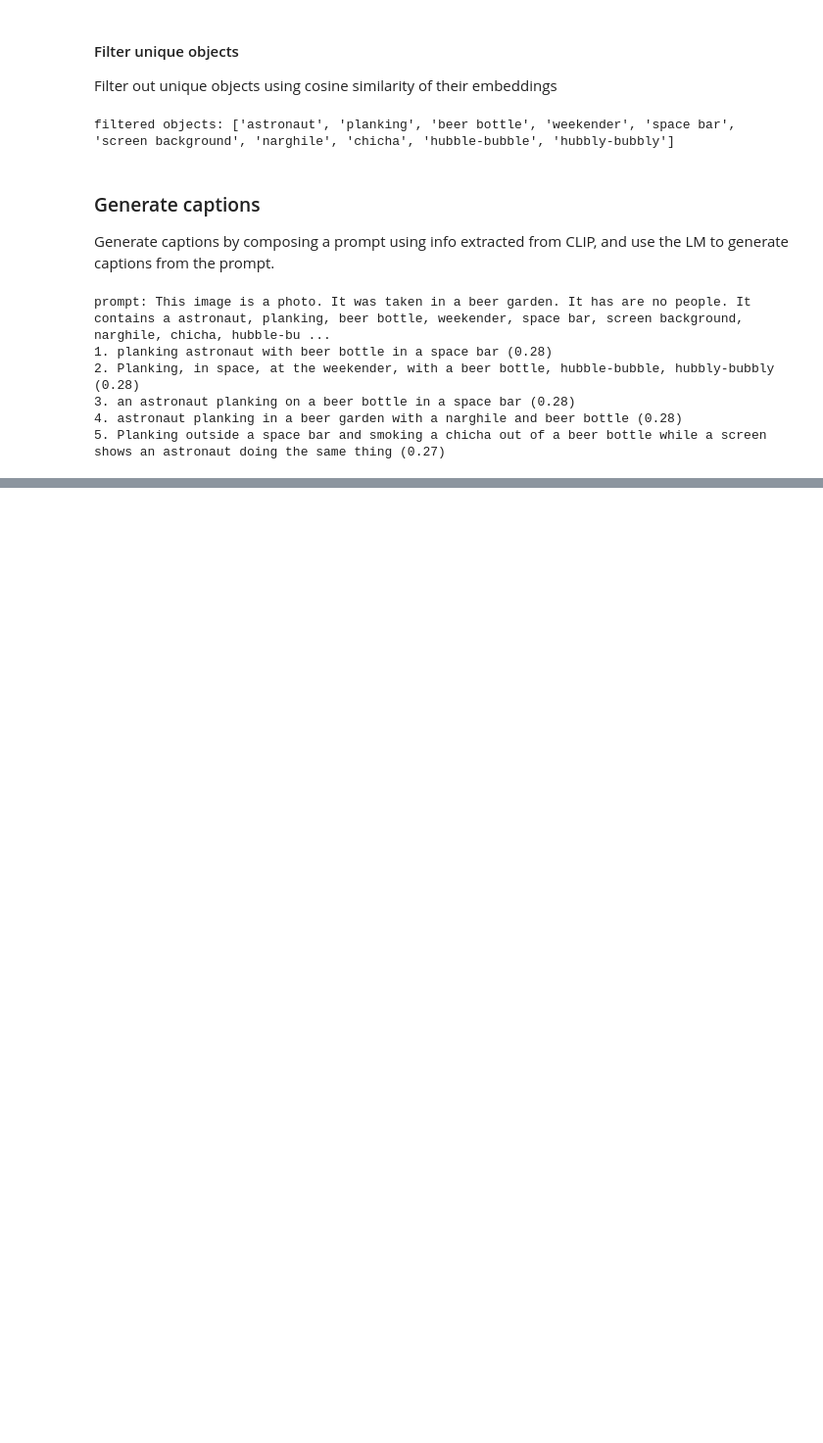
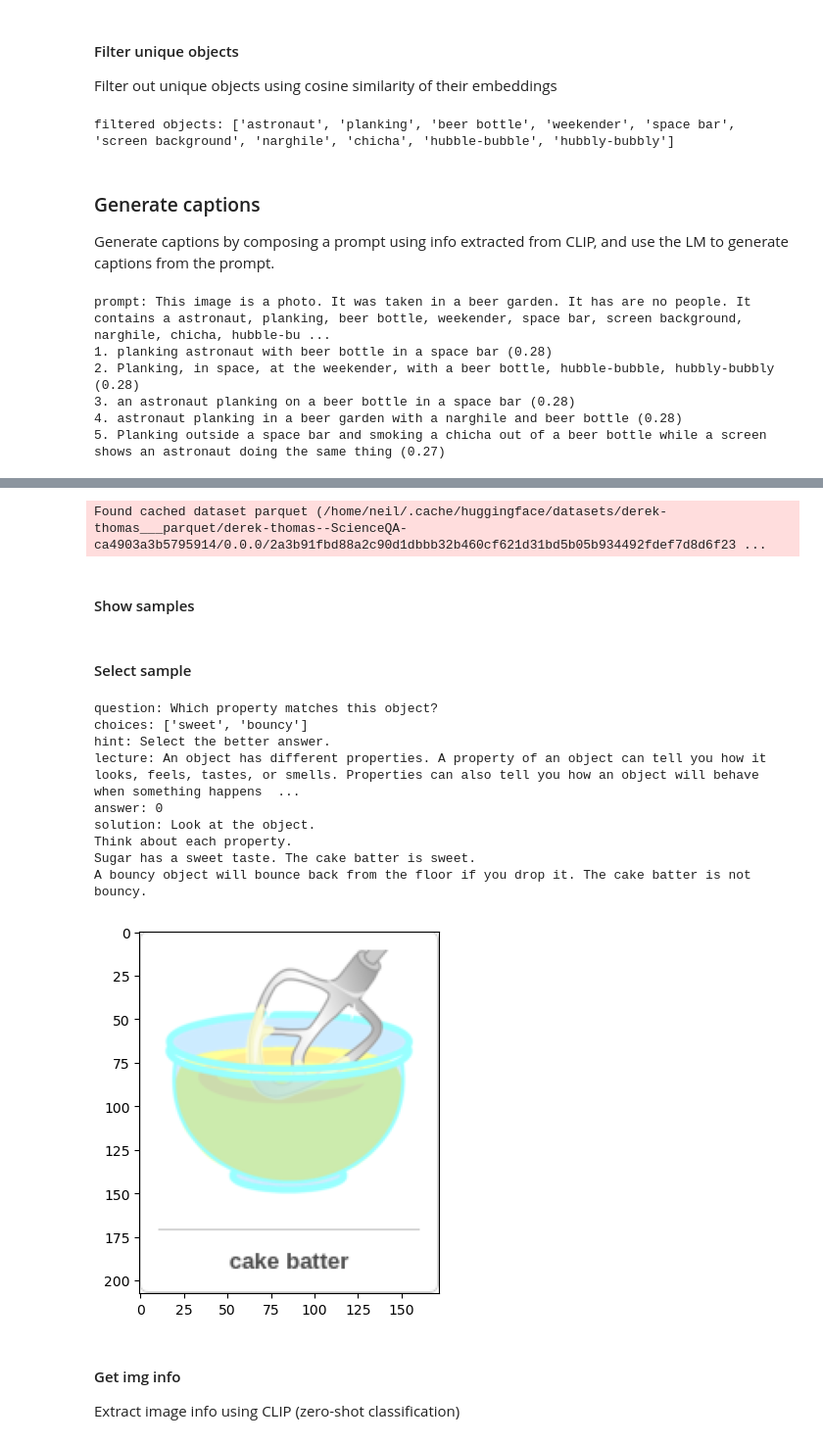
Before and after one commit to milenakapralova/socraticmodels, a Jupyter notebook: notebooks/socratic_mm_reasoning.ipynb, the cells around one changed output, grey strips where cells are left out. Shown at 98% size. Cells and saved outputs as stored; diff of their text form; code cells hidden in the pictures; blank space fills up the shorter version.

Commit message:
implement CoTR on scienceQA

```diff
--- a/notebooks/socratic_mm_reasoning.ipynb
+++ b/notebooks/socratic_mm_reasoning.ipynb
@@ -152,0 +114,9 @@ prompt: This image is a photo. It was taken in a beer garden. It has are no peop
+# %%
+# load scienceQA dataset
+scienceQA_dataset = load_dataset('derek-thomas/ScienceQA', split='validation')
+# filter out samples with no image
+scienceQA_dataset = [sample for sample in scienceQA_dataset if sample['image'] is not None]
+# %% [output]
+Found cached dataset parquet (/home/neil/.cache/huggingface/datasets/derek-thomas___parquet/derek-thomas--ScienceQA-ca4903a3b5795914/0.0.0/2a3b91fbd88a2c90d1dbbb32b460cf621d31bd5b05b934492fdef7d8d6f23 ...
+# %% [markdown]
+#### Show samples
@@ -152,0 +140,31 @@ prompt: This image is a photo. It was taken in a beer garden. It has are no peop
+# %% [markdown]
+#### Select sample
+# %%
+# get sample
+sample_idx = 122
+sample = scienceQA_dataset[sample_idx]
+# show sample
+# plt.figure(figsize=(5, 5))
+plt.imshow(sample['image'])
+# plt.axis('off')
+# plt.show()
+print('question:', sample['question'])
+print('choices:', sample['choices'])
+print('hint:', sample['hint'])
+print('lecture:', sample['lecture'])
+print('answer:', sample['answer'])
+print('solution:', sample['solution'])
+# %% [output]
+question: Which property matches this object?
+choices: ['sweet', 'bouncy']
+hint: Select the better answer.
+lecture: An object has different properties. A property of an object can tell you how it looks, feels, tastes, or smells. Properties can also tell you how an object will behave when something happens  ...
+answer: 0
+solution: Look at the object.
+Think about each property.
+Sugar has a sweet taste. The cake batter is sweet.
+A bouncy object will bounce back from the floor if you drop it. The cake batter is not bouncy.
+[figure, added]
+# %% [markdown]
+#### Get img info
+Extract image info using CLIP (zero-shot classification)
```
Also changed, not shown: parts of 17 cells of this notebook, 2 other files.
